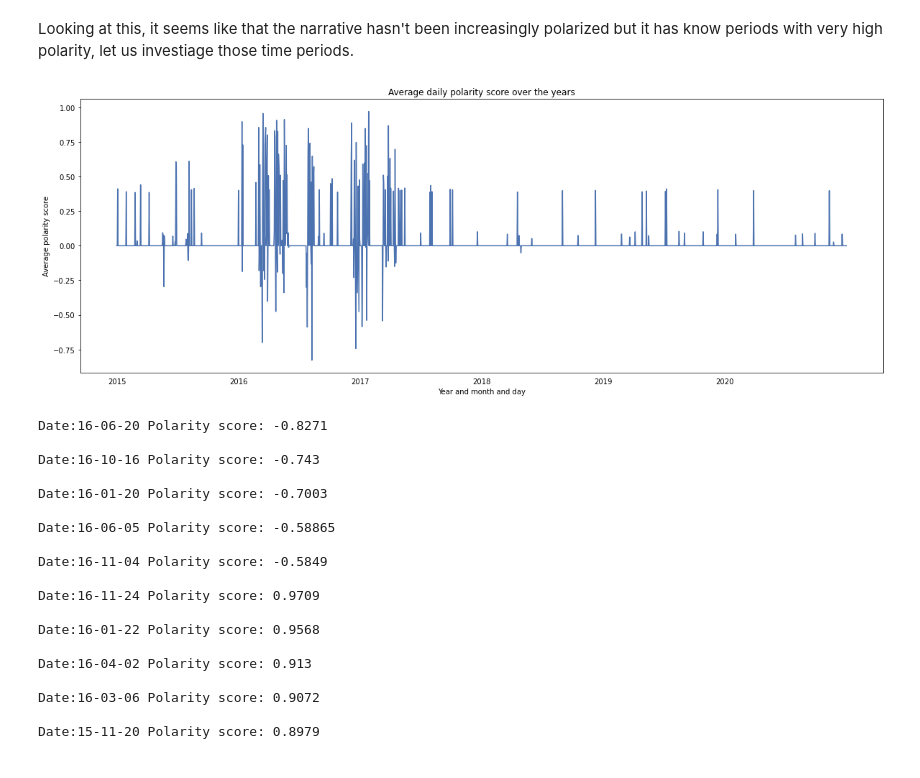
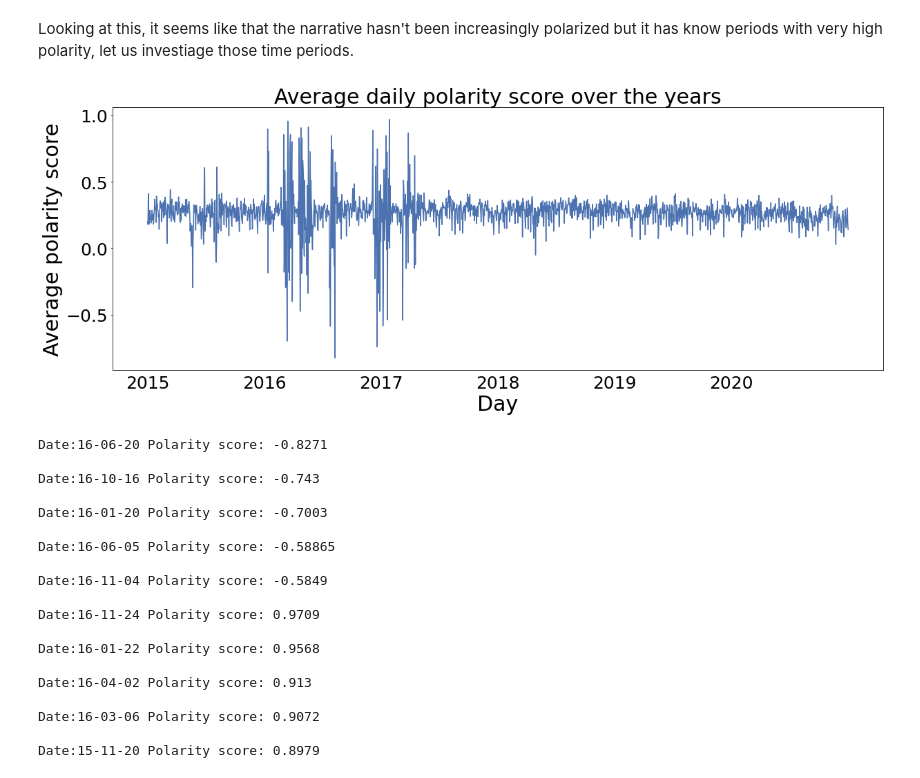
Before and after one commit to epfl-ada/ada-2021-project-adada-sur-mon-bidet, a Jupyter notebook: notebooks/harold/sentiment_analysis_milestone3.ipynb, the cells around one changed output. Drawn from its saved outputs; the diff is of its cells as text; code cells hidden in the pictures.

```diff
--- a/notebooks/harold/sentiment_analysis_milestone3.ipynb
+++ b/notebooks/harold/sentiment_analysis_milestone3.ipynb
@@ -161,24 +162,43 @@ We notice a dip in November 2016
 # %% [markdown]
 ## Yearly-monthly-daily category
 # %%
-def plot_compound_year_month_day_time_series(df,filter=False):
+def plot_compound_year_month_day_time_series(df,filter=False, granularity=True, savepath=None):
 
     avg_scores = df.compound.groupby(by=df.year_month_day).mean()
 
-    f,x = plt.subplots(1,1,figsize=(20,7))
+    f,a = plt.subplots(1,1,figsize=(20,7))
+
+    sel_indices = np.arange(len(avg_scores))
+    avg_scores = avg_scores[sel_indices]
 
     if filter:
         avg_scores = avg_scores[:]
         avg_scores[(avg_scores < avg_scores.quantile(0.95)) & (avg_scores > avg_scores.quantile(0.05))] = 0
 
-    g =sns.lineplot(x=avg_scores.index, y=avg_scores)
-    length = len(avg_scores)
-    years= [2015,2016,2017,2018,2019,2020]
-    step = length// len(years)
-    ticks_labels= [years[i // step] if (i%step == 0 and i // step < 6) else "" for i in range(length)]
+    if not(granularity):
+        g =sns.lineplot(x=avg_scores.index, y=avg_scores)
+        length = len(avg_scores)
+        years= [2015,2016,2017,2018,2019,2020]
+        step = length// len(years)
+        xticklabels= [years[i // step] if (i%step == 0 and i // step < 6) else "" for i in range(length)]
+        a.set_xticklabels(xticklabels)
+        g.tick_params(bottom=False)
 
-    g.set_xlabel("Year and month and day")
-    g.set_ylabel("Average polarity score")
-    g.set(xticklabels=ticks_labels)
-    g.set_title("Average daily polarity score over the years")
-    g.tick_params(bottom=False)
+    else:
+        plt.plot(avg_scores)
+        xticklabels = np.unique(df.sort_values("date").apply(lambda e : str(e.year) + "/" + ("%02d" % e.month), axis=1).values)
+        xticks = np.arange(len(avg_scores),step=len(avg_scores)//len(xticklabels))[:-1]
+        a.set_xticks(xticks)
+        a.set_xticklabels(xticklabels, rotation=45, fontsize=10)
+
+
+
+    a.set_xlabel("Day")
+    a.set_ylabel("Average polarity score")
+    a.set_title("Average daily polarity score over the years")
+
+
+
+
+    if savepath:
+        plt.savefig(savepath,dpi=300, bbox_inches='tight')
@@ -189,9 +205,9 @@ plot_compound_year_month_day_time_series(df)
 # %% [markdown]
 Looking at this, it seems like that the narrative hasn't been increasingly polarized but it has know periods with very high polarity, let us investiage those time periods.
-# %%
-plot_compound_year_month_day_time_series(df,filter=True)
-# %% [output]
-[figure, removed]
+# %%
+plot_compound_year_month_day_time_series(df,filter=False, granularity=False, savepath="figs/average_daily_polarity.png")
+# %% [output]
+[figure, added]
 # %%
 ## finding the periods with the highest polarity scores
 
```
Also changed, not shown: parts of 5 cells of this notebook, 1 other file.
